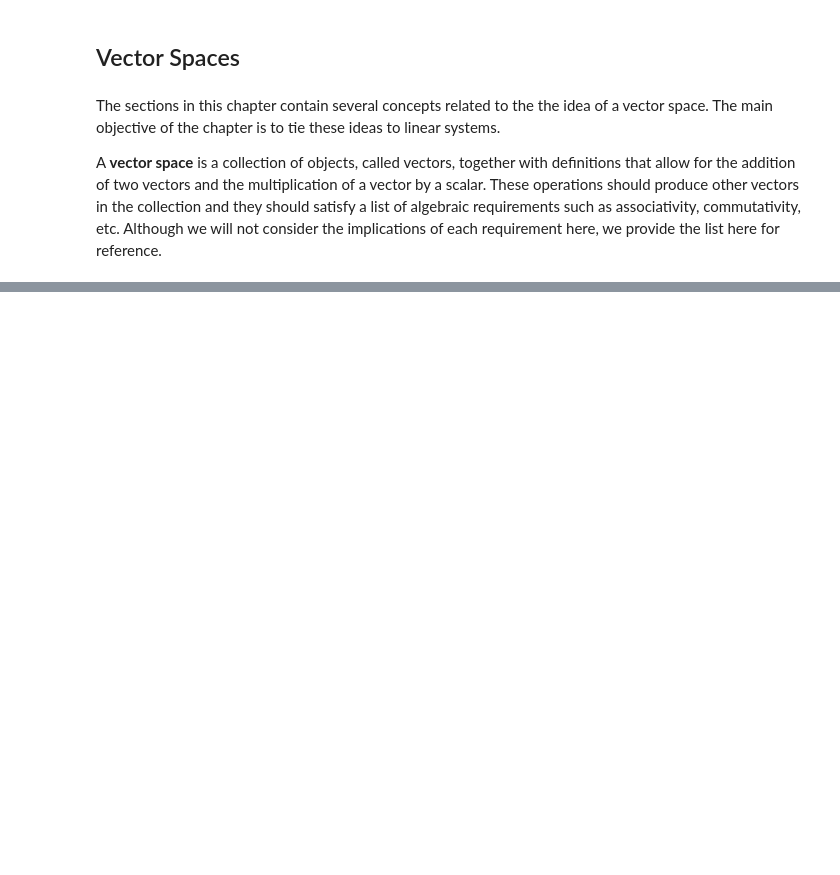
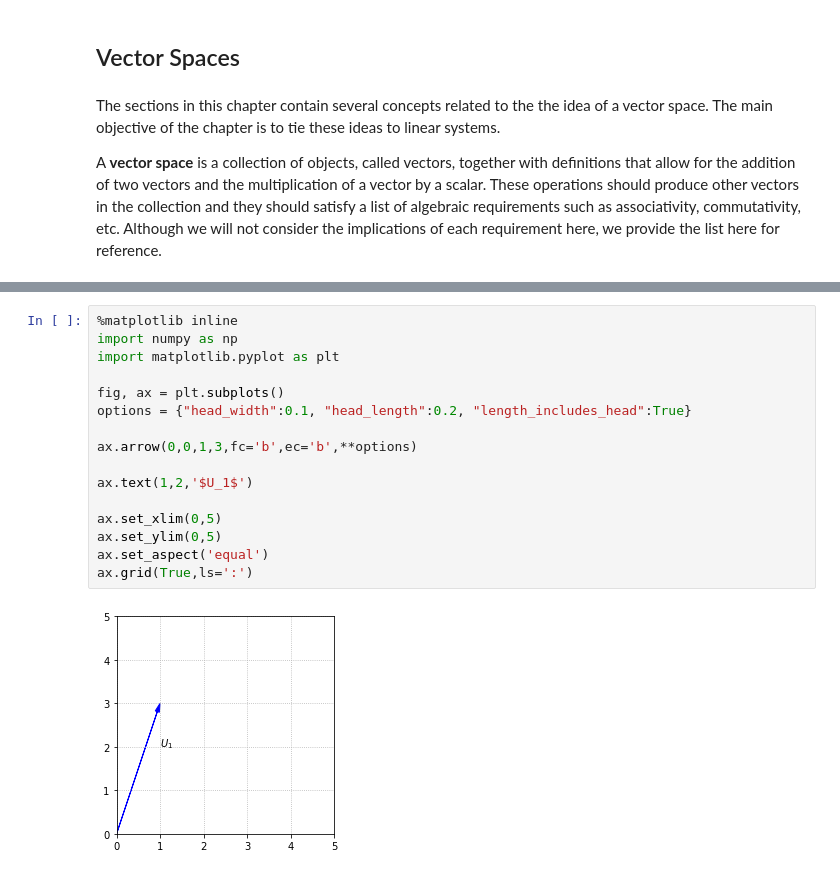
Before and after one commit to bvanderlei/jupyter-guide-to-linear-algebra, a Jupyter notebook: Vector_Spaces.ipynb, the cells around one changed output, grey strips where cells are left out. Saved outputs shown, nothing was run; the diff lists cells and outputs as text; blank space fills up the shorter version.

```diff
--- a/Vector_Spaces.ipynb
+++ b/Vector_Spaces.ipynb
@@ -23,2 +21,20 @@ The vector $U_1$ can be visualized as an arrow that points in the direction defi
+# %%
+%matplotlib inline
+import numpy as np
+import matplotlib.pyplot as plt
+
+fig, ax = plt.subplots()
+options = {"head_width":0.1, "head_length":0.2, "length_includes_head":True}
+
+ax.arrow(0,0,1,3,fc='b',ec='b',**options)
+
+ax.text(1,2,'$U_1$')
+
+ax.set_xlim(0,5)
+ax.set_ylim(0,5)
+ax.set_aspect('equal')
+ax.grid(True,ls=':')
+# %% [output]
+[figure, added]
 # %% [markdown]
 It is important to understand that it is the *length and direction* of this arrow that defines $U_1$, not the actual position.  We could draw the arrow in any number of locations, and it would still represent $U_1$.
```
Also changed, not shown: parts of 12 cells of this notebook, 6 other files.
